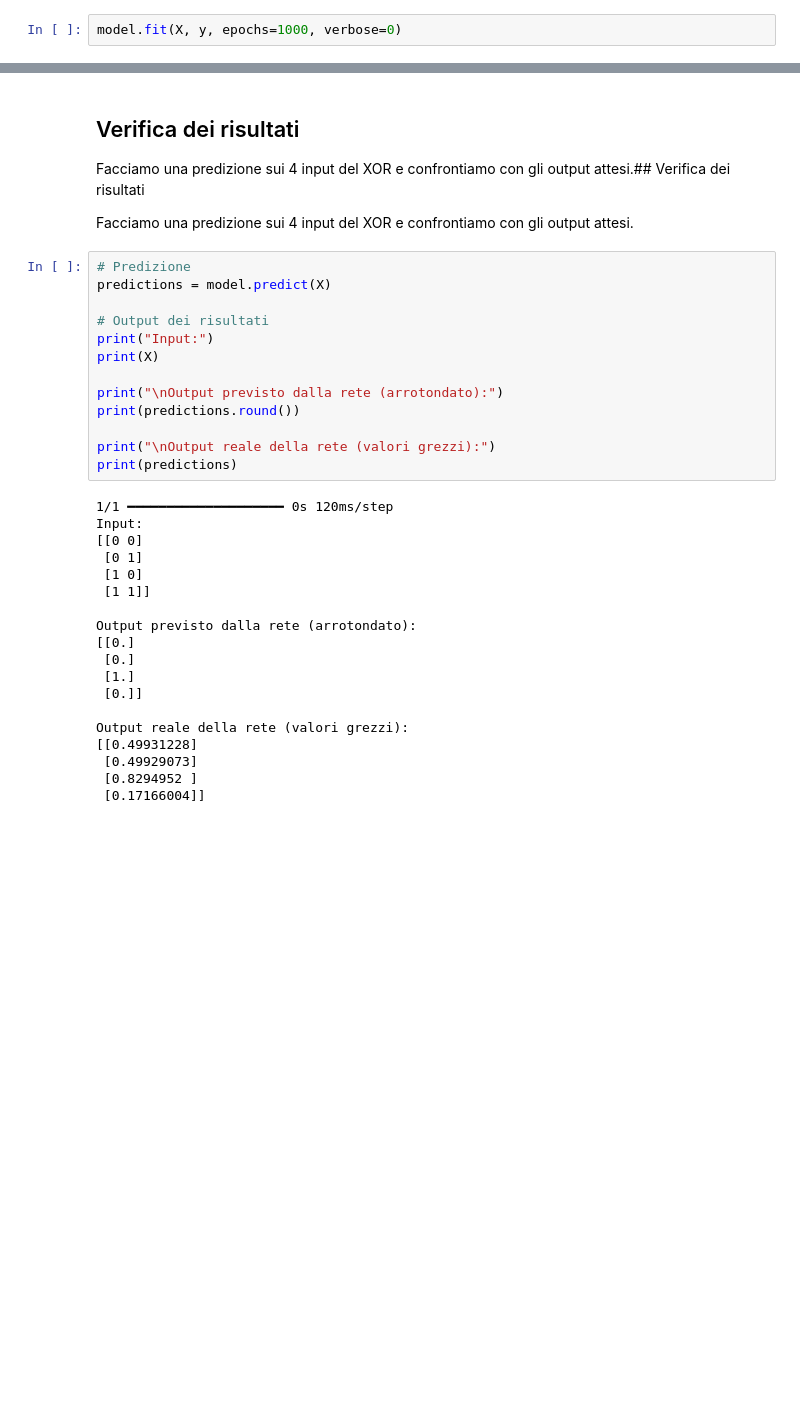
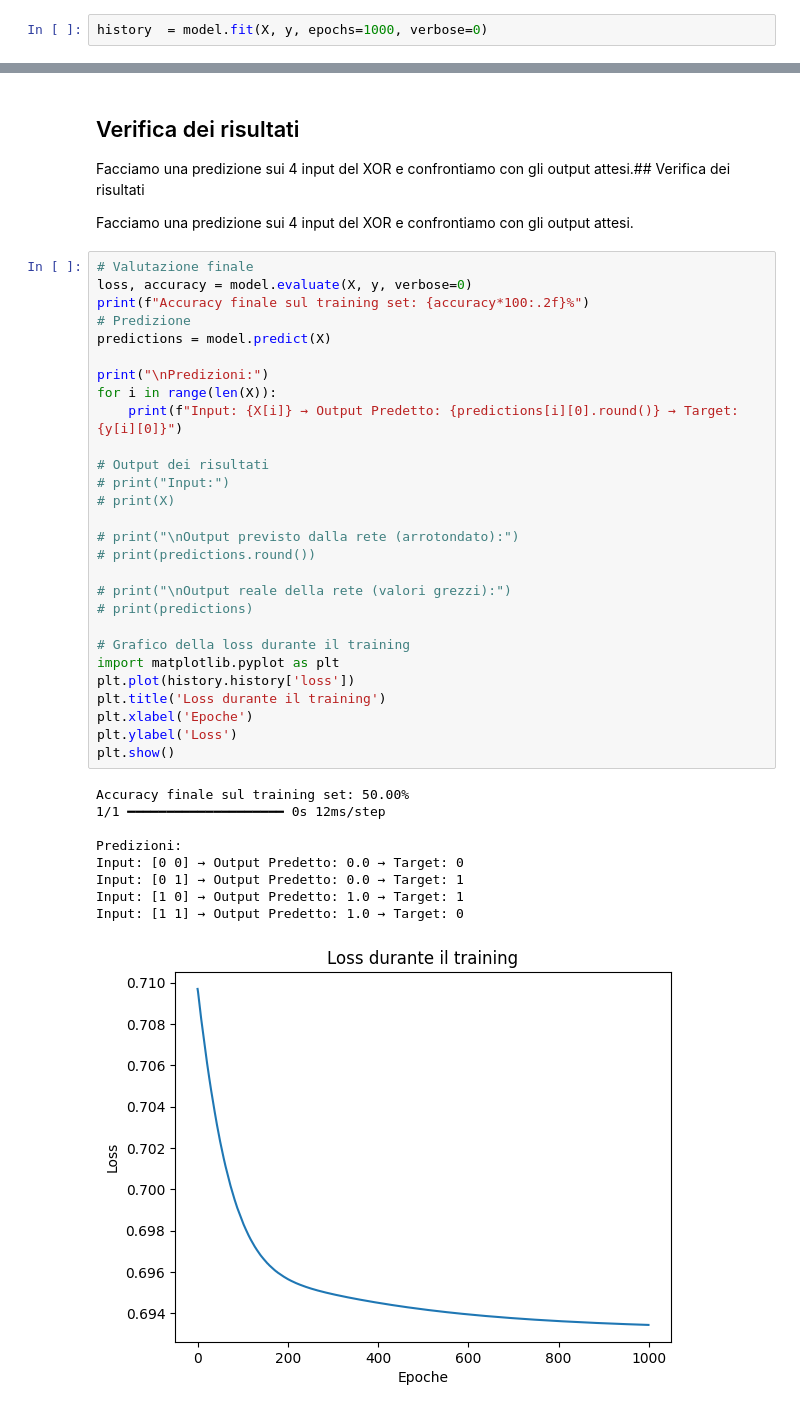
Before and after one commit to aikira00/deepLearning, a Jupyter notebook: 01_lesson/Lezione_3_feedForwardXOR.ipynb, the cells around one changed output, grey strips where cells are left out. Saved outputs shown, nothing was run; the diff lists cells and outputs as text; blank space fills up the shorter version.

```diff
--- a/01_lesson/Lezione_3_feedForwardXOR.ipynb
+++ b/01_lesson/Lezione_3_feedForwardXOR.ipynb
@@ -62,4 +63,4 @@ Model: "sequential_3"
 
 Addestriamo la rete per 1000 epoche sul piccolo dataset XOR.
 # %%
-model.fit(X, y, epochs=1000, verbose=0)
+history  = model.fit(X, y, epochs=1000, verbose=0)
@@ -72,34 +71,40 @@ Facciamo una predizione sui 4 input del XOR e confrontiamo con gli output attesi
 
 Facciamo una predizione sui 4 input del XOR e confrontiamo con gli output attesi.
 # %%
+# Valutazione finale
+loss, accuracy = model.evaluate(X, y, verbose=0)
+print(f"Accuracy finale sul training set: {accuracy*100:.2f}%")
 # Predizione
 predictions = model.predict(X)
 
+print("\nPredizioni:")
+for i in range(len(X)):
+    print(f"Input: {X[i]} → Output Predetto: {predictions[i][0].round()} → Target: {y[i][0]}")
+
 # Output dei risultati
-print("Input:")
-print(X)
+# print("Input:")
+# print(X)
 
-print("\nOutput previsto dalla rete (arrotondato):")
-print(predictions.round())
+# print("\nOutput previsto dalla rete (arrotondato):")
+# print(predictions.round())
 
-print("\nOutput reale della rete (valori grezzi):")
-print(predictions)
+# print("\nOutput reale della rete (valori grezzi):")
+# print(predictions)
+
+# Grafico della loss durante il training
+import matplotlib.pyplot as plt
+plt.plot(history.history['loss'])
+plt.title('Loss durante il training')
+plt.xlabel('Epoche')
+plt.ylabel('Loss')
+plt.show()
 # %% [output]
-1/1 ━━━━━━━━━━━━━━━━━━━━ 0s 120ms/step
-Input:
-[[0 0]
- [0 1]
- [1 0]
- [1 1]]
+Accuracy finale sul training set: 50.00%
+1/1 ━━━━━━━━━━━━━━━━━━━━ 0s 12ms/step
 
-Output previsto dalla rete (arrotondato):
-[[0.]
- [0.]
- [1.]
- [0.]]
-
-Output reale della rete (valori grezzi):
-[[0.49931228]
- [0.49929073]
- [0.8294952 ]
- [0.17166004]]
+Predizioni:
+Input: [0 0] → Output Predetto: 0.0 → Target: 0
+Input: [0 1] → Output Predetto: 0.0 → Target: 1
+Input: [1 0] → Output Predetto: 1.0 → Target: 1
+Input: [1 1] → Output Predetto: 1.0 → Target: 0
+[figure, added]
```
Also changed, not shown: parts of 2 cells of this notebook, 18 other files.
